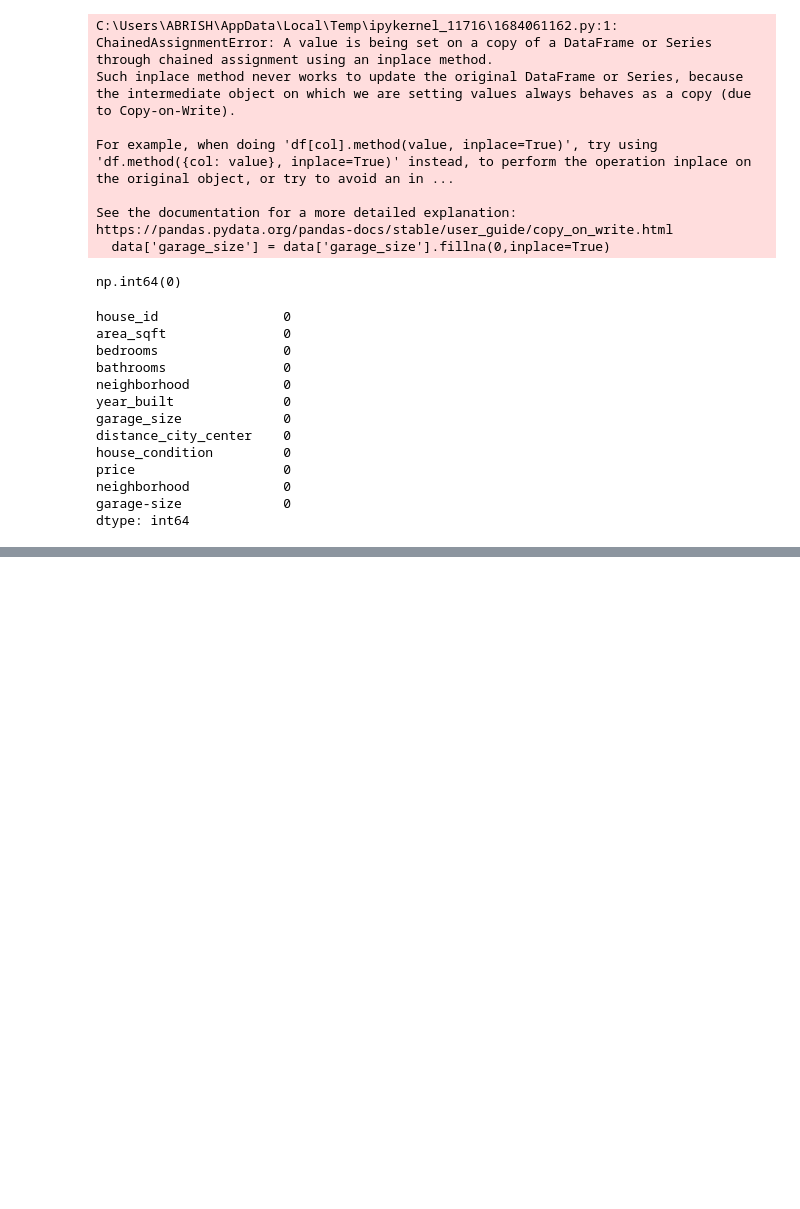
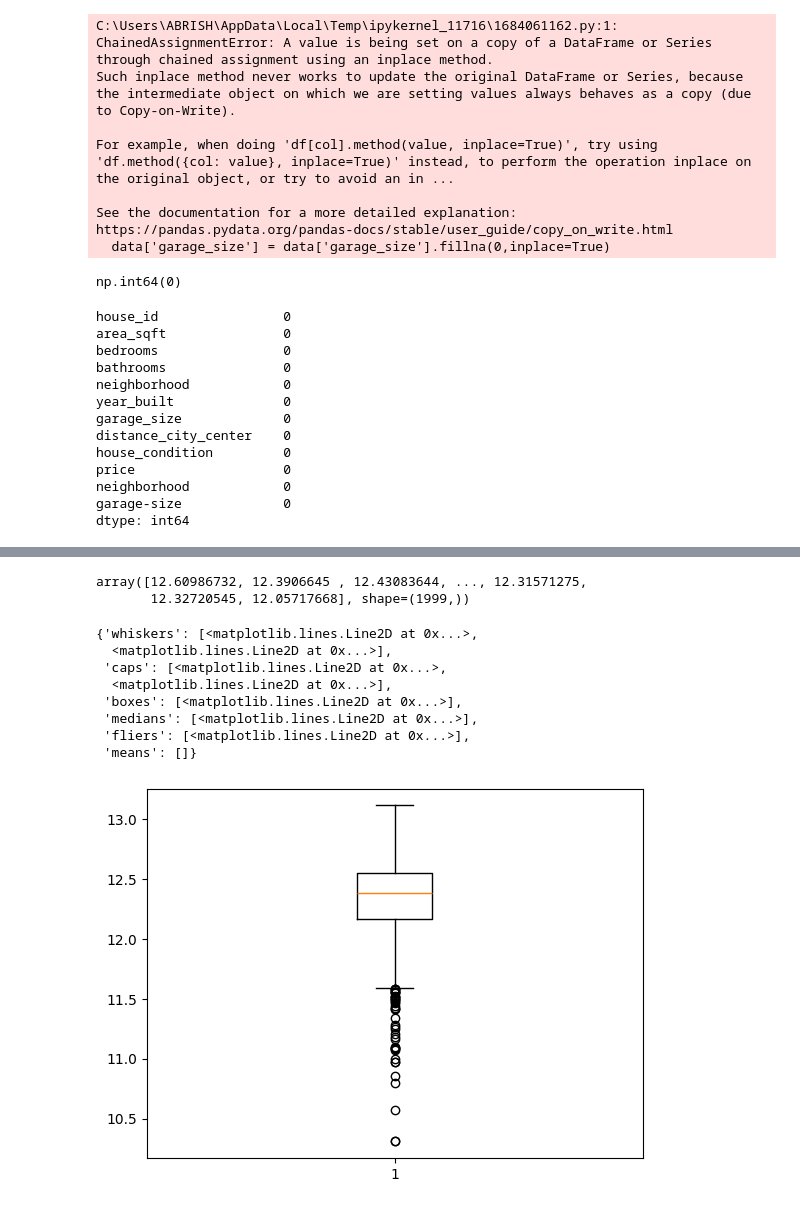
Before and after one commit to Abricos-gt/-End-to-End-House-Price-Analysis-and-Prediction, a Jupyter notebook: house-price-analysis.ipynb, the cells around one changed output, grey strips where cells are left out. Cells and saved outputs as stored; diff of their text form; code cells hidden in the pictures; blank space fills up the shorter version.

```diff
--- a/house-price-analysis.ipynb
+++ b/house-price-analysis.ipynb
@@ -286,0 +474,18 @@ dtype: int64
+# %%
+data['price'].unique()
+# %% [output]
+array([12.60986732, 12.3906645 , 12.43083644, ..., 12.31571275,
+       12.32720545, 12.05717668], shape=(1999,))
+# %%
+plt.figure()
+plt.boxplot(data["price"])
+# %% [output]
+{'whiskers': [<matplotlib.lines.Line2D at 0x...>,
+  <matplotlib.lines.Line2D at 0x...>],
+ 'caps': [<matplotlib.lines.Line2D at 0x...>,
+  <matplotlib.lines.Line2D at 0x...>],
+ 'boxes': [<matplotlib.lines.Line2D at 0x...>],
+ 'medians': [<matplotlib.lines.Line2D at 0x...>],
+ 'fliers': [<matplotlib.lines.Line2D at 0x...>],
+ 'means': []}
+[figure, added]
```
Also changed, not shown: parts of 28 cells of this notebook.
